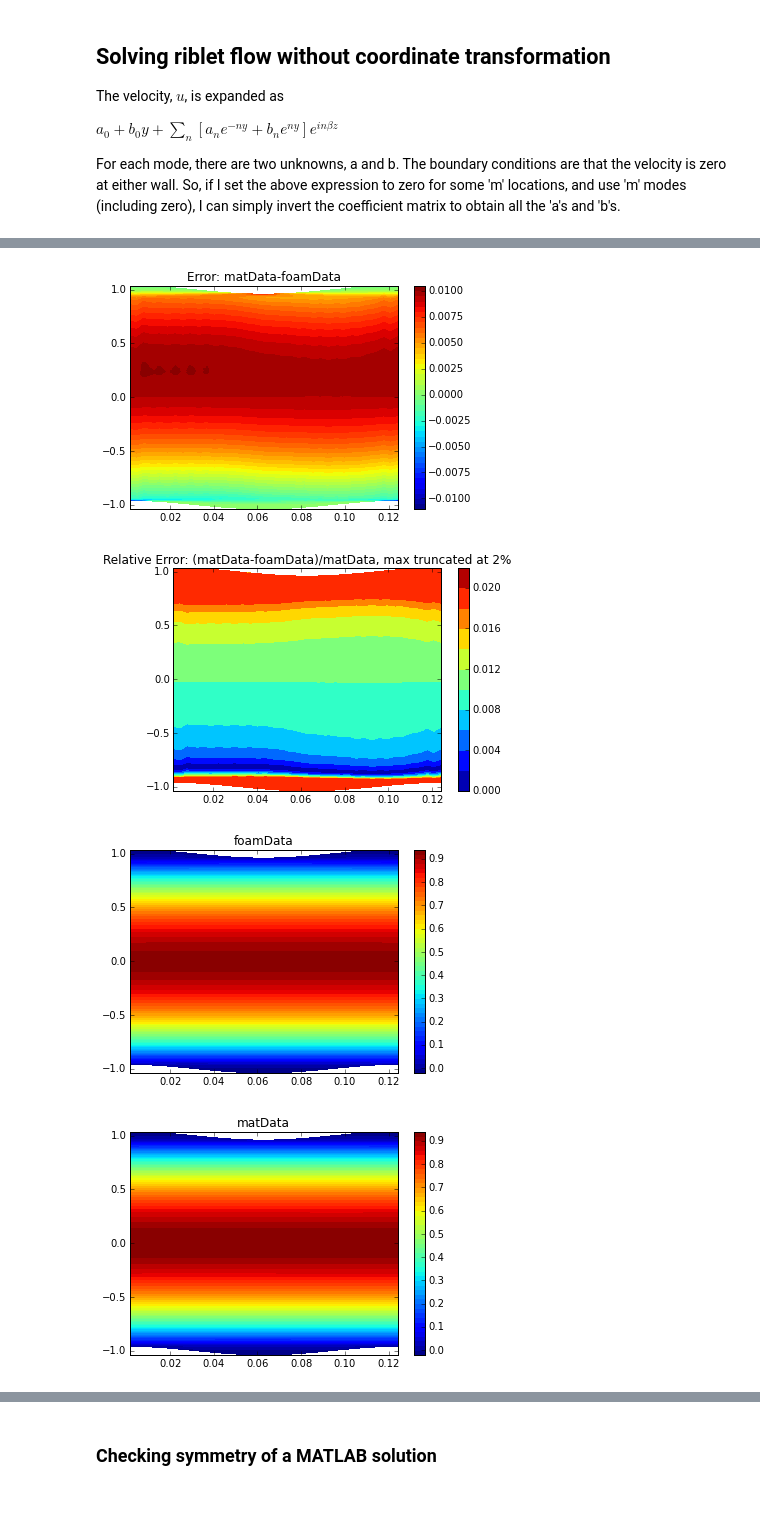
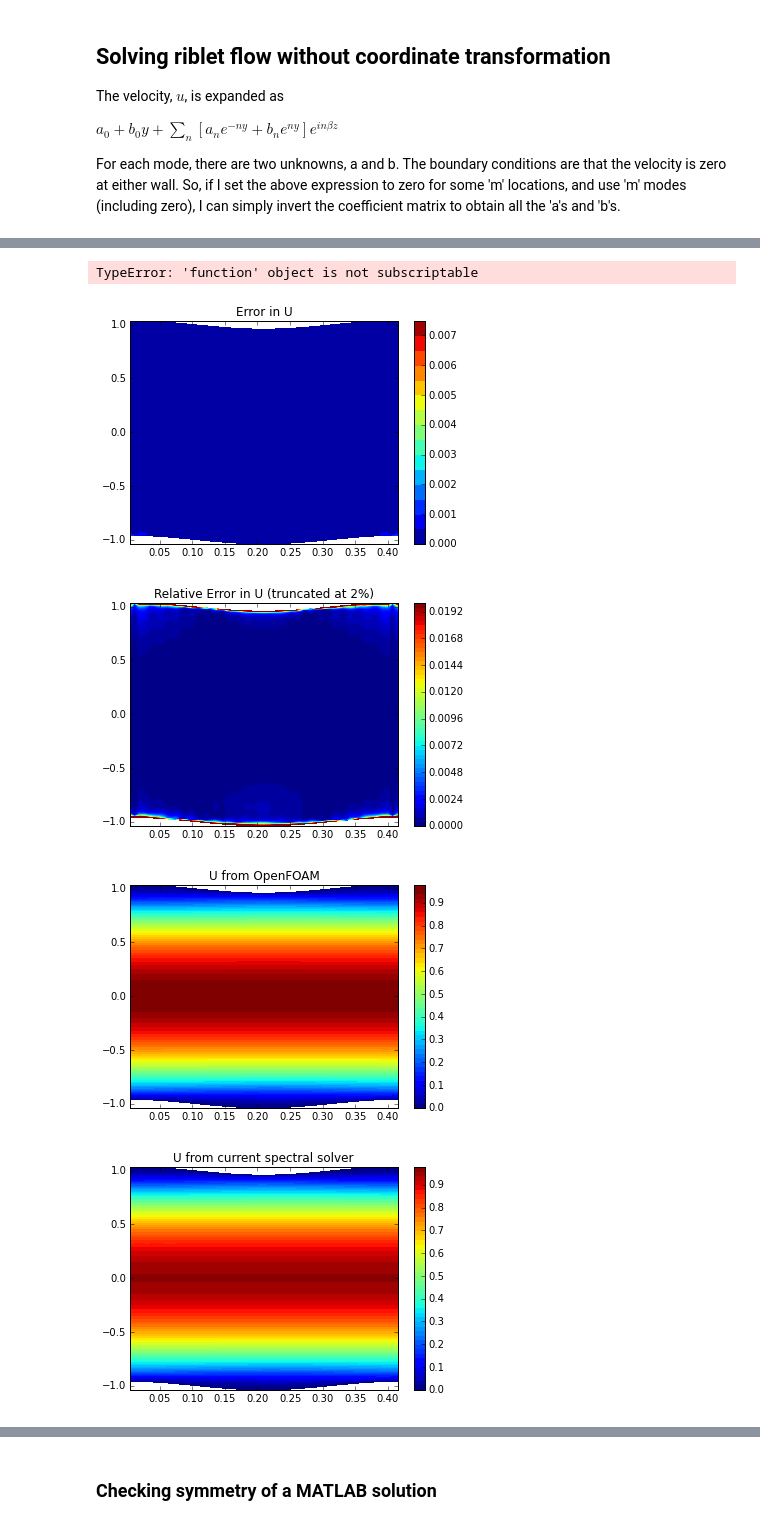
Before and after one commit to saba-vadarevu/Grooved-Channel-Flow, a Jupyter notebook: flowField.ipynb, the cells around one changed output, grey strips where cells are left out. Saved outputs shown, nothing was run; the diff lists cells and outputs as text; code cells hidden in the pictures.

```diff
--- a/flowField.ipynb
+++ b/flowField.ipynb
@@ -802,11 +886,11 @@ import numpy as np
 from flowFieldWavy import *
 from myUtils import *
 
-filePath =  '/home/sabarish/OpenFOAM/sabarish-2.4.x/run/wavyLam/ep02/a50/finest/'
-endTime = '560/'
+filePath =  '/home/sabarish/OpenFOAM/sabarish-2.4.x/run/wavyLam/ep02/a15/finest/'
+endTime = '400/'
 pointsName=filePath+'constant/polyMesh/points'
 eps = 0.02
-a = 50
+a = 15.
 g= a*eps
 
 x,y,z = readPoints(fName=pointsName, nx = 61,ny=501)
@@ -818,16 +902,16 @@ x = x/h; y =(y-h)/h; z=z/h
 
 import matplotlib.pyplot as plt
 %matplotlib inline
-vF,pF,paramDict = mapData2ff(g=g, eps=eps, Re=100, theta=0)
-print('Volume flux without base:', vF.flux())
-print('Volume flux with base:',vF.flux(withBase=True))
-print(paramDict)
+#vF,pF,paramDict = mapData2ff(g=g, eps=eps, Re=100, theta=0)
+vF,pF,fnorm = runMATLAB(g=g,eps=eps,Re=100.,theta=0,N=50,n=5)
+#print(paramDict)
+print(vF.N, vF.nx)
 u = vF.getScalar(nd=0)
 v = vF.getScalar(nd=1)
 uData = np.zeros(x.shape); vData = np.zeros(x.shape); uUnInt = np.zeros((x.shape[0],x.shape[1],u.N))
 for kx in range(x.shape[0]):
     for kz in range(x.shape[1]):
-        yBottom = np.min(y[kx,kz])
+        yBottom = -1.+2.*eps*np.cos(a*x[kx,0,0])
         yT = y[kx,kz]-yBottom-1.
         uData[kx,kz] = u.getPhysical(xLoc=x[kx,0,0], zLoc=z[0,kz,0], yLoc = yT,withBase=True)
         uUnInt[kx,kz] = u.getPhysical(xLoc=x[kx,0,0], zLoc=z[0,kz,0], withBase=True)
@@ -847,24 +931,37 @@ uFoam = uFoam/0.015
 vFoam = vFoam/0.015
 
 plt.figure()
-plt.title('Error: matData-foamData')
-plt.contourf(x[:,0], y[:,0], uData[:,0]-uFoam[:,0], 50)
+plt.title('Error in U')
+cLimits = np.arange(0.,0.008,0.0005)
+plt.contourf(x[:,0], y[:,0], np.abs(uData[:,0]-uFoam[:,0]),levels=cLimits)
 plt.colorbar()
+#plt.clim([-0.008,0.008])
+plt.savefig('uDiffG03.pdf', format='pdf')
+
+
 plt.figure()
-plt.title('Relative Error: (matData-foamData)/matData, max truncated at 2%')
-uRel = np.abs((uData[:,0]-uFoam[:,0])/uData[:,0])
+plt.title('Relative Error in U (truncated at 2%)')
+uRel = np.abs((uData[:,0]-uFoam[:,0])/uFoam[:,0])
 uRel[uRel>0.02] = 0.02; uRel[uRel<-0.02] = -0.02
-plt.contourf(x[:,0], y[:,0],uRel , 10)
+plt.contourf(x[:,0], y[:,0],uRel , 50)
 plt.colorbar()
+plt.clim([0.,0.02])
+plt.savefig('uRelDiffG03.pdf', format='pdf')
+
 plt.figure()
-plt.title('foamData')
+plt.title('U from OpenFOAM')
 plt.contourf(x[:,0], y[:,0], uFoam[:,0], 50)
 plt.colorbar()
+plt.clim([0.,0.95])
 print('max U velocity from foamData:',np.max(uFoam))
+plt.savefig('uFoamG03.pdf', format='pdf')
+
 plt.figure()
-plt.title('matData')
+plt.title('U from current spectral solver')
 plt.contourf(x[:,0], y[:,0], uData[:,0], 50)
 plt.colorbar()
+plt.clim[(0.,0.95)]
+plt.savefig('uMatG03.pdf', format='pdf')
 
 plt.figure()
 plt.title('OpenFOAM symmetry')
@@ -896,17 +993,22 @@ plt.colorbar()
 
 
 plt.figure()
-plt.title('Error in V: matData-foamData')
+plt.title('Error in V')
 plt.contourf(x[:,0], y[:,0], vData[:,0]-vFoam[:,0], 50)
 plt.colorbar()
+plt.savefig('vDiffG03.pdf',format='pdf')
+
 plt.figure()
-plt.title('vFoam')
+plt.title('V from OpenFOAM')
 plt.contourf(x[:,0], y[:,0], vFoam[:,0], 50)
 plt.colorbar()
+plt.savefig('vFoamG03.pdf',format='pdf')
+
 plt.figure()
-plt.title('vMat')
+plt.title('V from current solver')
 plt.contourf(x[:,0], y[:,0], vData[:,0], 50)
 plt.colorbar()
+plt.savefig('vMatG03.pdf',format='pdf')
 
 
 
@@ -929,4 +1025,5 @@ a*xLoc/pi for symmetry:  [ 0.02634451  0.07903354  0.12585373  0.16608852  0.205
+TypeError: 'function' object is not subscriptable
-[figure, old version]
+[figure, new version]
-[figure, old version]
+[figure, new version]
-[figure, old version]
+[figure, new version]
-[figure, old version]
+[figure, new version]
```
Also changed, not shown: parts of 30 cells of this notebook, 3 other files.
